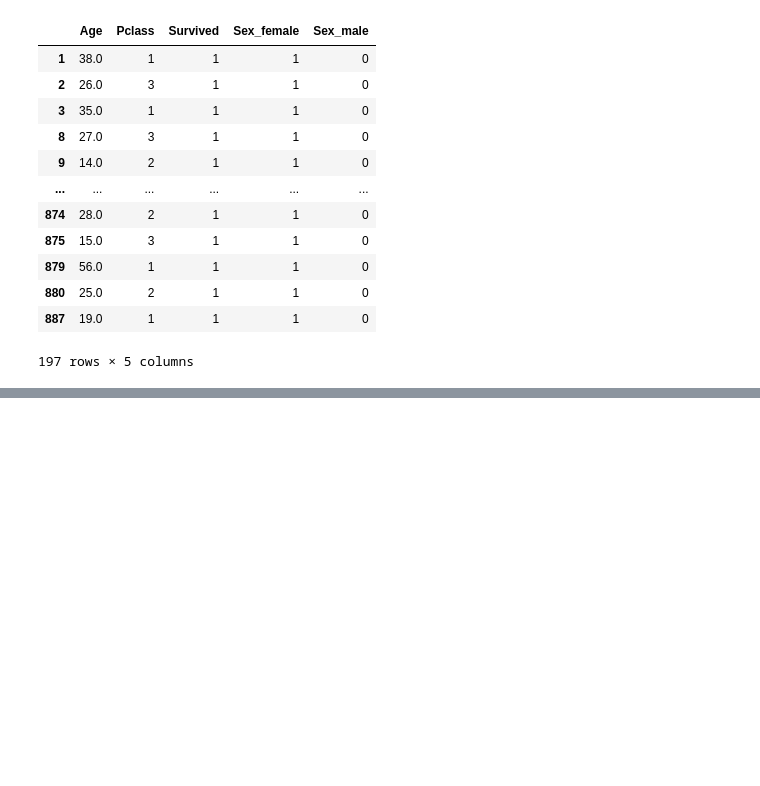
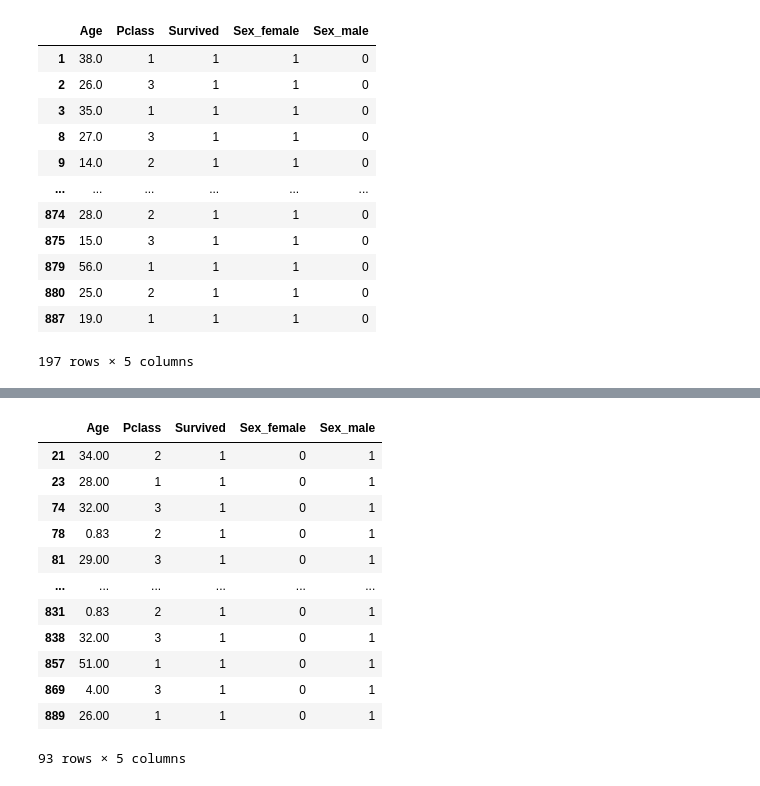
Before and after one commit to juebrauer/book_einstieg_in_ml_mit_scikit-learn, a Jupyter notebook: 02_naive_bayes.ipynb, the cells around one changed output, grey strips where cells are left out. Drawn from its saved outputs; the diff is of its cells as text; code cells hidden in the pictures; blank space fills up the shorter version.

```diff
--- a/02_naive_bayes.ipynb
+++ b/02_naive_bayes.ipynb
@@ -765,0 +788,18 @@ tabelle_frauen_die_ueberlebten
+# %%
+tabelle_maenner_die_ueberlebten = d[ (d["Sex_male"]==1) & (d["Survived"]==1) ]
+# %%
+tabelle_maenner_die_ueberlebten
+# %% [output]
+|  | Age | Pclass | Survived | Sex_female | Sex_male |
+| 21 | 34.00 | 2 | 1 | 0 | 1 |
+| 23 | 28.00 | 1 | 1 | 0 | 1 |
+| 74 | 32.00 | 3 | 1 | 0 | 1 |
+| 78 | 0.83 | 2 | 1 | 0 | 1 |
+| 81 | 29.00 | 3 | 1 | 0 | 1 |
+| ... | ... | ... | ... | ... | ... |
+| 831 | 0.83 | 2 | 1 | 0 | 1 |
+| 838 | 32.00 | 3 | 1 | 0 | 1 |
+| 857 | 51.00 | 1 | 1 | 0 | 1 |
+| 869 | 4.00 | 3 | 1 | 0 | 1 |
+| 889 | 26.00 | 1 | 1 | 0 | 1 |
+93 rows × 5 columns
```
Also changed, not shown: parts of 10 cells of this notebook.
